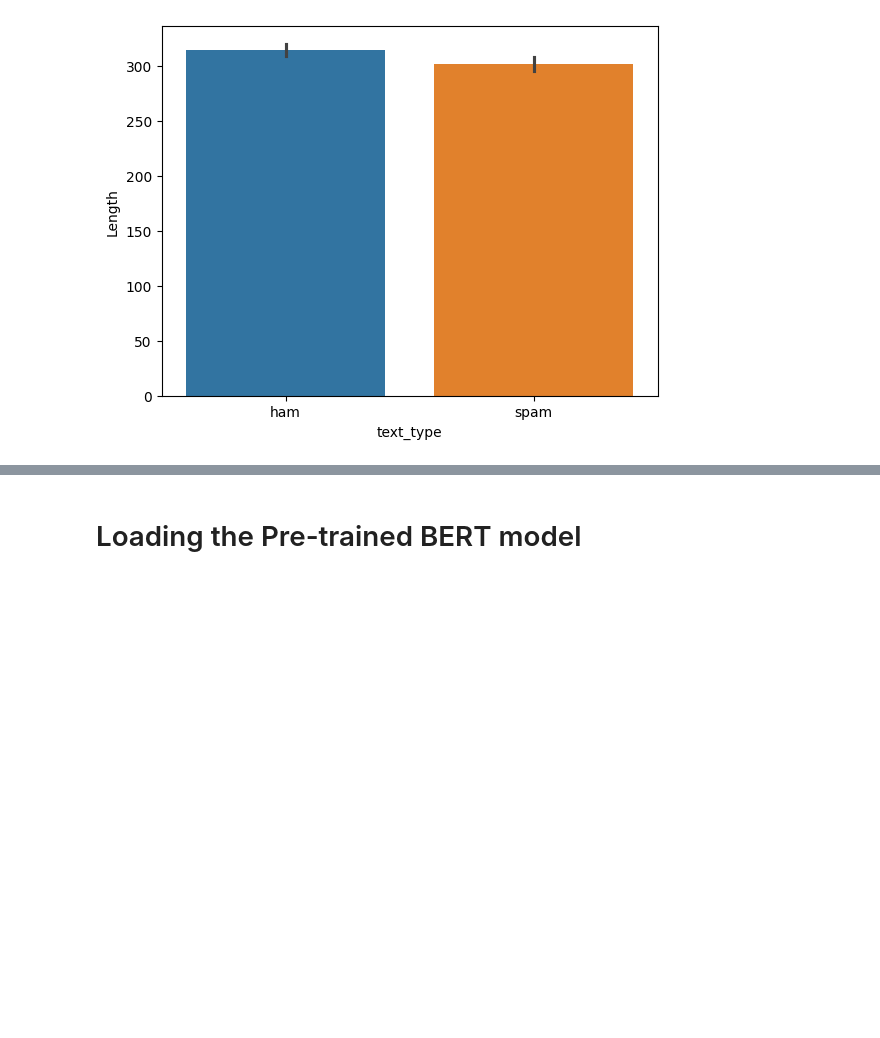
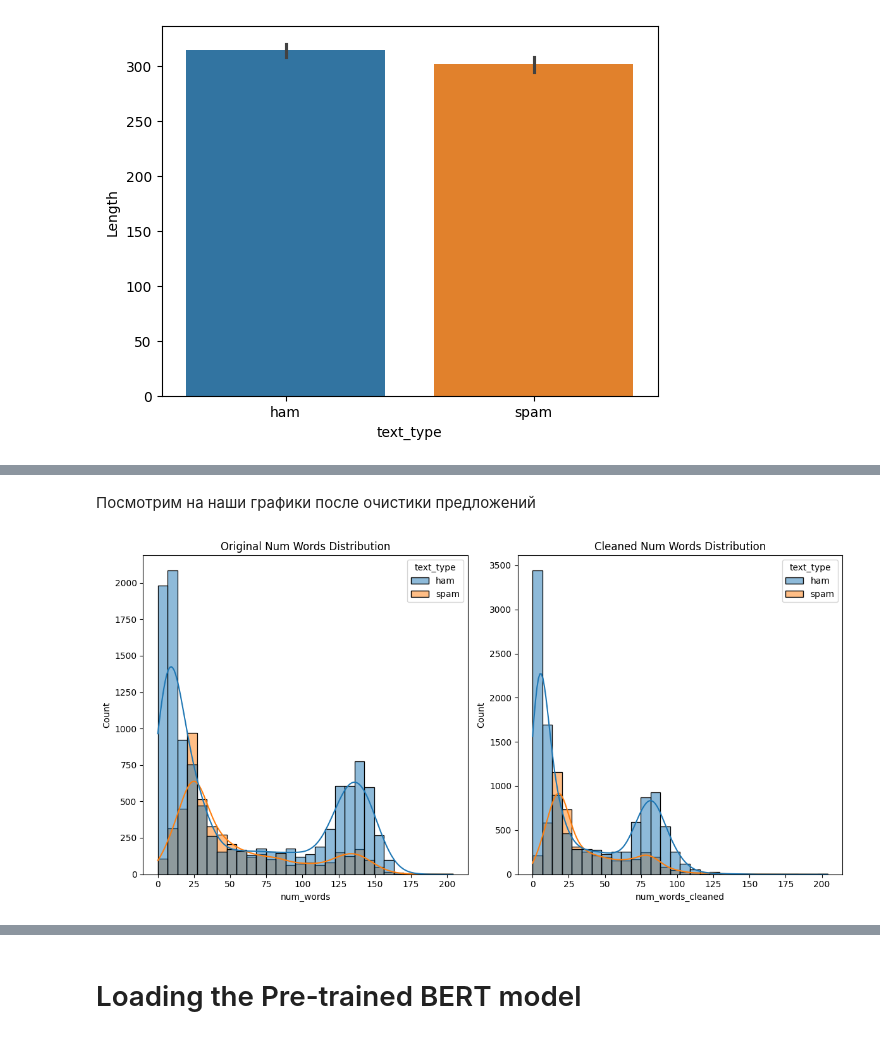
Before and after one commit to sBakhmutov/vk_spam_or_ham, a Jupyter notebook: vk_spam_model.ipynb, the cells around one changed output, grey strips where cells are left out. Cells and saved outputs as stored; diff of their text form; code cells hidden in the pictures; blank space fills up the shorter version.

```diff
--- a/vk_spam_model.ipynb
+++ b/vk_spam_model.ipynb
@@ -117,0 +150,11 @@ array([<Axes: title={'center': 'ham'}>, <Axes: title={'center': 'spam'}>],
+# %%
+def clean_sentence(s):
+    stop_words = set(stopwords.words('english'))
+    s = s.translate(str.maketrans('','',string.punctuation)) # remove punctuation
+    tokens = word_tokenize(s)
+    cleaned_s = [w for w in tokens if w not in stop_words] # removing stop-words
+    return " ".join(cleaned_s)
+
+
+clean_data = train_df.copy()
+clean_data['text'] = clean_data['text'].apply(clean_sentence)
@@ -117,0 +172,18 @@ array([<Axes: title={'center': 'ham'}>, <Axes: title={'center': 'spam'}>],
+# %% [markdown]
+Посмотрим на наши графики после очистики предложений
+# %%
+fig, axes = plt.subplots(1, 2, figsize=(12, 6))
+
+# Первый график
+sns.histplot(data=clean_data, x="num_words", hue="text_type", bins=30, kde=True, ax=axes[0])
+axes[0].set_title("Original Num Words Distribution")
+
+# Второй график
+sns.histplot(data=clean_data, x="num_words_cleaned", hue="text_type", bins=30, kde=True, ax=axes[1])
+axes[1].set_title("Cleaned Num Words Distribution")
+
+# Отобразить графики
+plt.tight_layout()
+plt.show()
+# %% [output]
+[figure, added]
```
Also changed, not shown: parts of 45 cells of this notebook.
